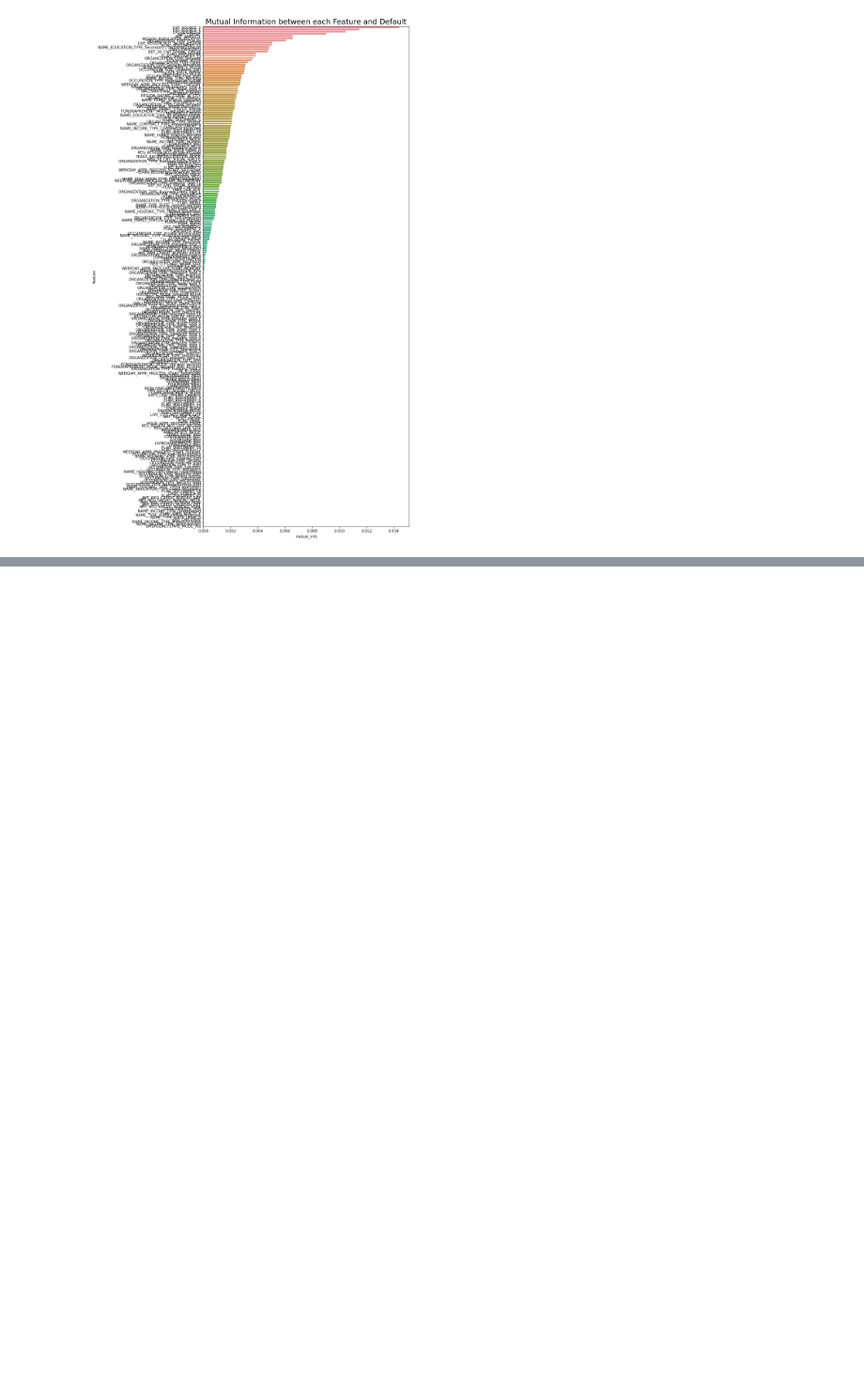
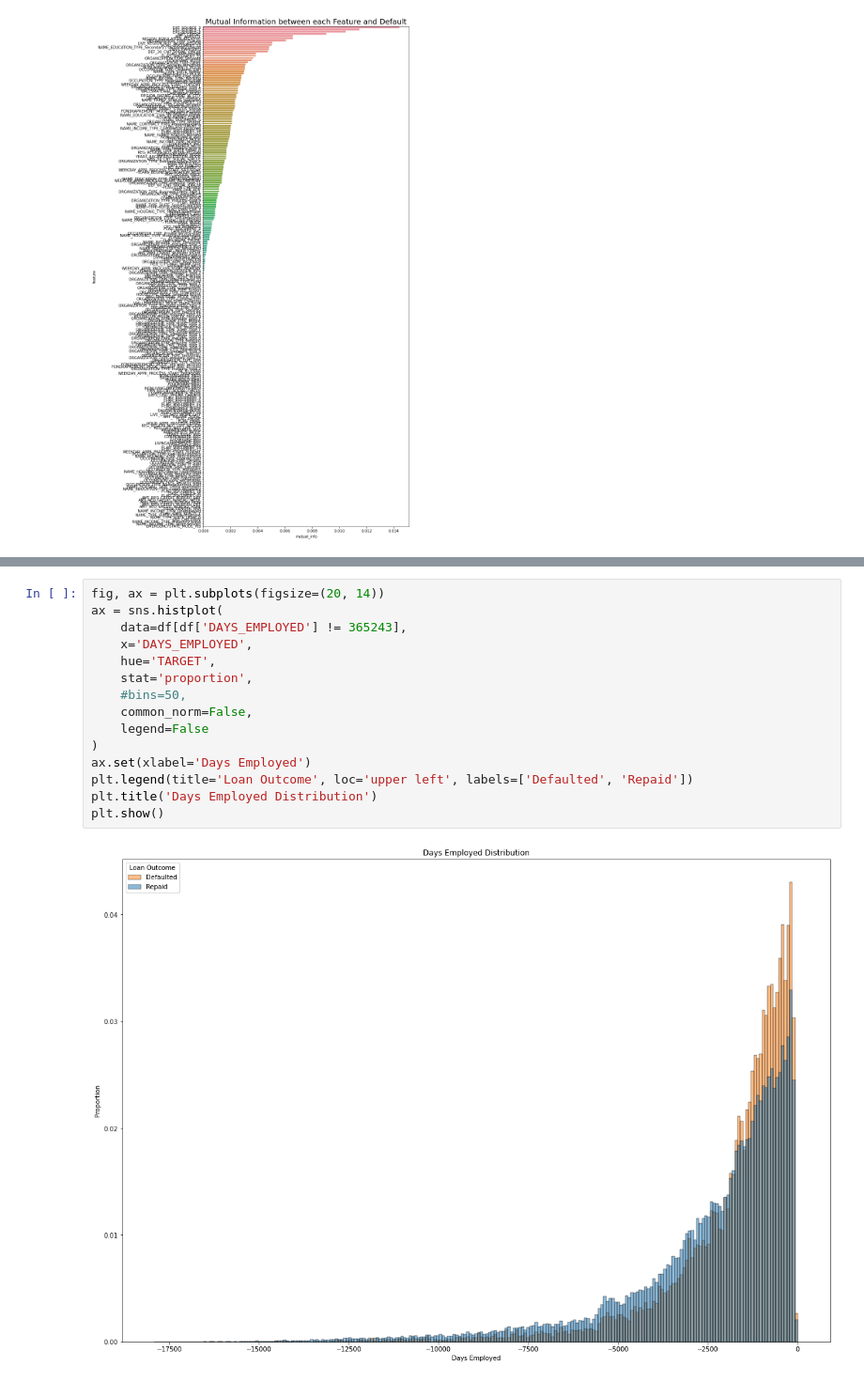
Before and after one commit to Oscar-Gil-Data/ADS505, a Jupyter notebook: eda.ipynb, the cells around one changed output, grey strips where cells are left out. Shown at 94% size. Drawn from its saved outputs; the diff is of its cells as text; blank space fills up the shorter version.

```diff
--- a/eda.ipynb
+++ b/eda.ipynb
@@ -140,0 +178,17 @@ plt.show()
+# %%
+fig, ax = plt.subplots(figsize=(20, 14))
+ax = sns.histplot(
+    data=df[df['DAYS_EMPLOYED'] != 365243],
+    x='DAYS_EMPLOYED',
+    hue='TARGET',
+    stat='proportion',
+    #bins=50,
+    common_norm=False,
+    legend=False
+)
+ax.set(xlabel='Days Employed')
+plt.legend(title='Loan Outcome', loc='upper left', labels=['Defaulted', 'Repaid'])
+plt.title('Days Employed Distribution')
+plt.show()
+# %% [output]
+[figure, added]
```
Also changed, not shown: parts of 15 cells of this notebook.
